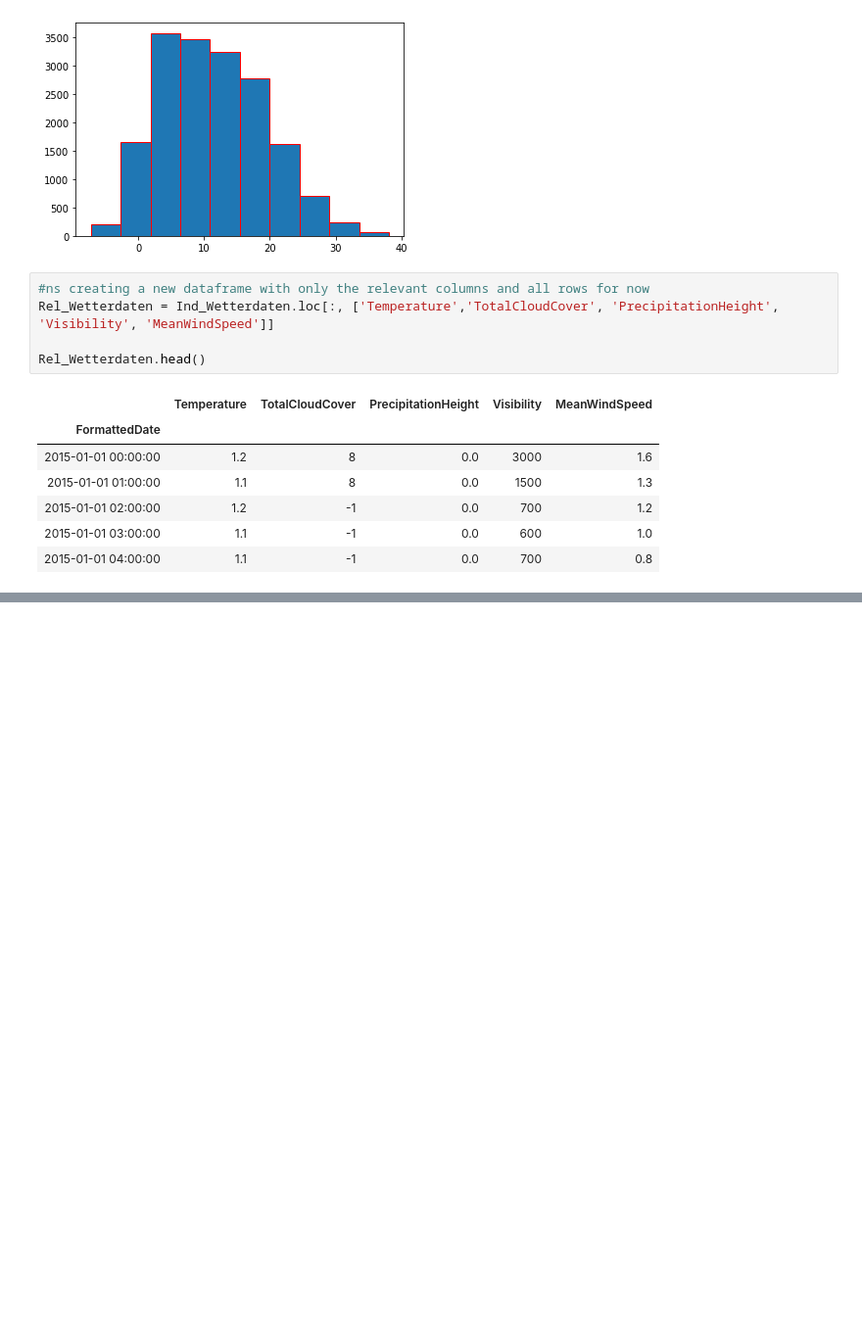
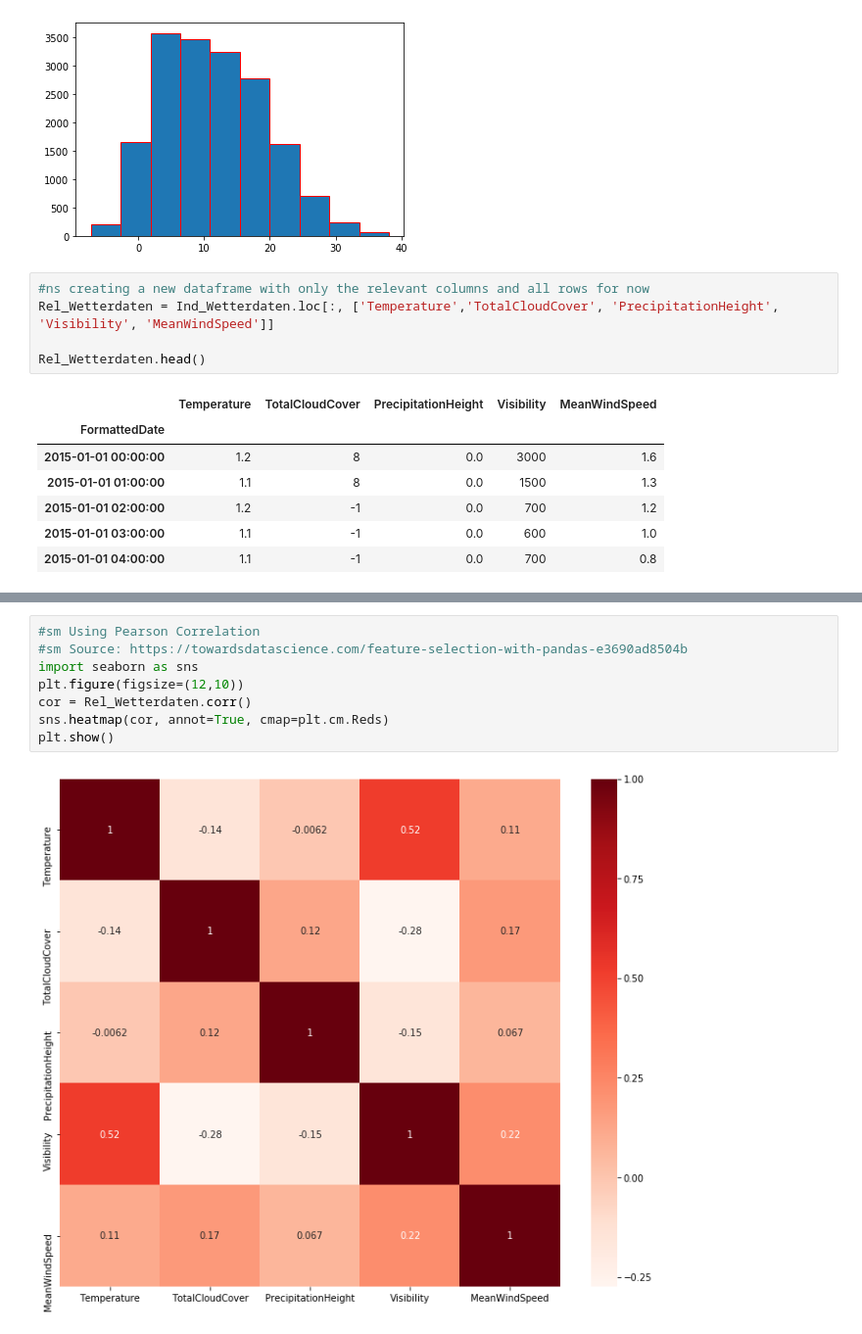
Before and after one commit to AA-Black-Mamba/Workspace, a Jupyter notebook: Einlesen_Wetterdaten_V2.ipynb, the cells around one changed output, grey strips where cells are left out. Shown: that part at 98% size. Drawn from its saved outputs; the diff is of its cells as text; blank space fills up the shorter version.

Commit message:
Correlation

```diff
--- a/Einlesen_Wetterdaten_V2.ipynb
+++ b/Einlesen_Wetterdaten_V2.ipynb
@@ -422,0 +480,10 @@ Rel_Wetterdaten.head()
+# %%
+#sm Using Pearson Correlation
+#sm Source: https://towardsdatascience.com/feature-selection-with-pandas-e3690ad8504b
+import seaborn as sns
+plt.figure(figsize=(12,10))
+cor = Rel_Wetterdaten.corr()
+sns.heatmap(cor, annot=True, cmap=plt.cm.Reds)
+plt.show()
+# %% [output]
+[figure, added]
```
Also changed, not shown: parts of 8 cells of this notebook.
